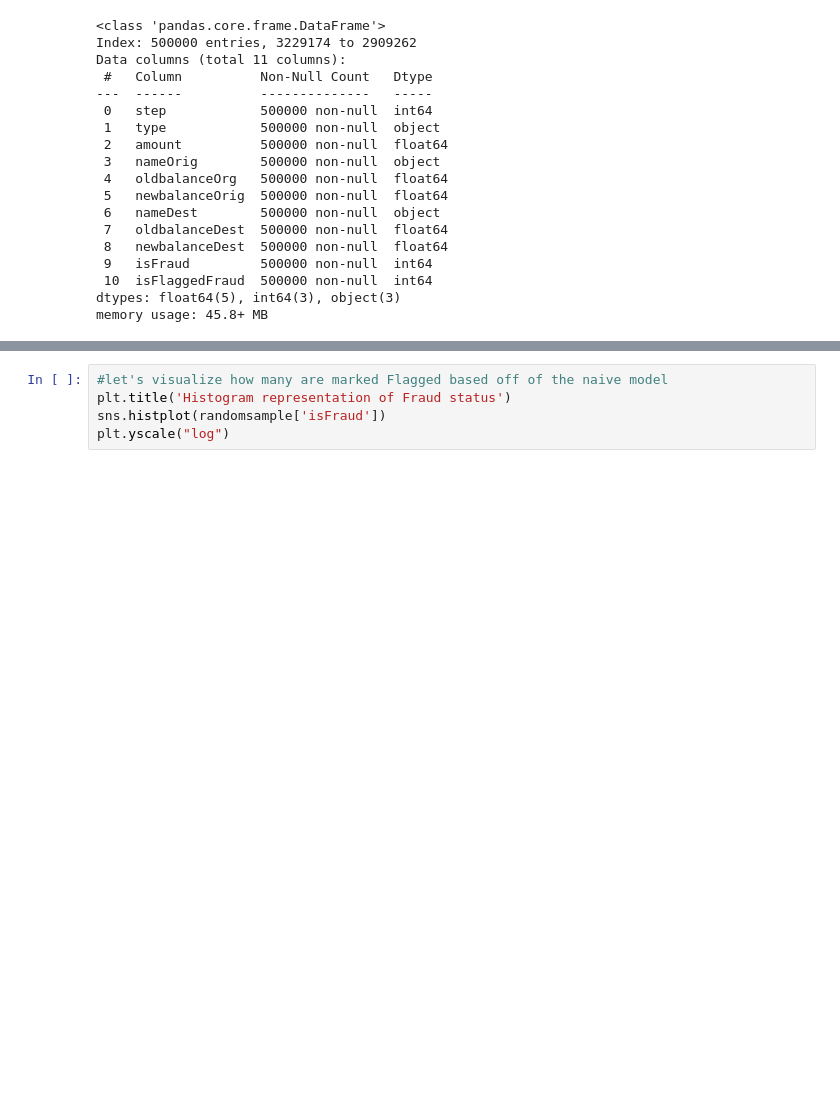
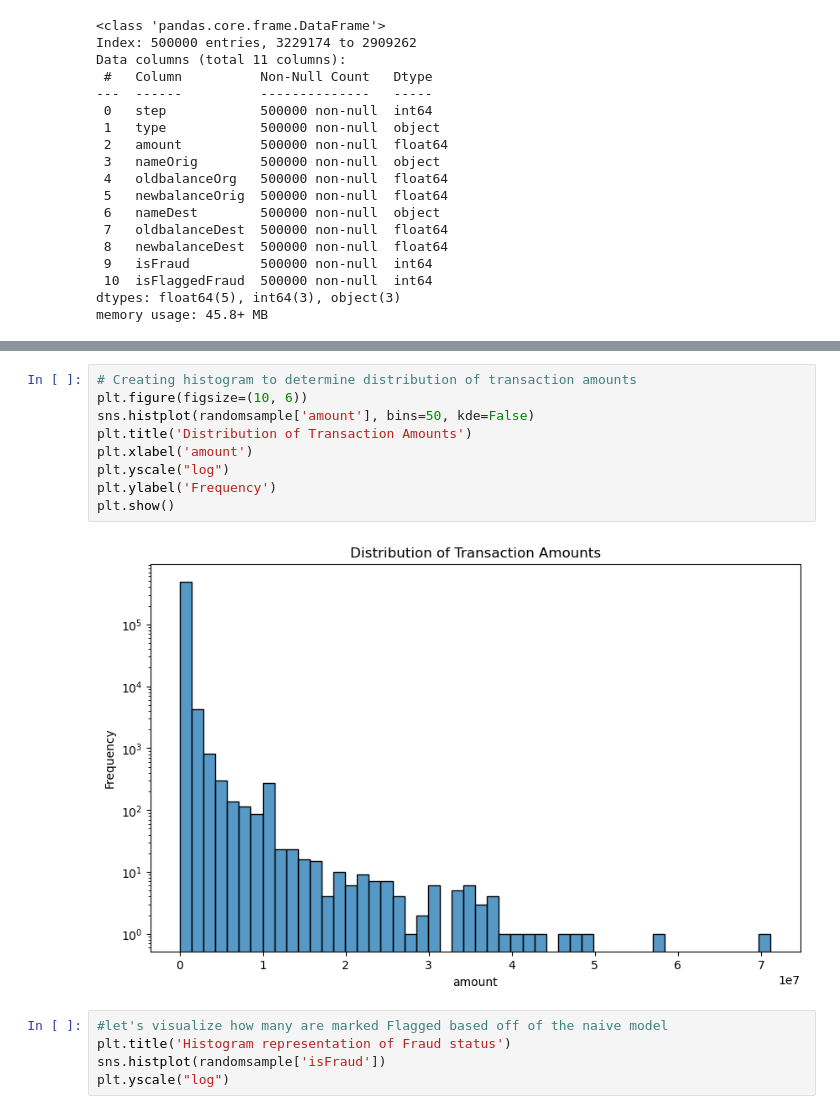
Before and after one commit to zenasawaged/TLAB2, a Jupyter notebook: InitialEDA.ipynb, the cells around one changed output, grey strips where cells are left out. Drawn from its saved outputs; the diff is of its cells as text; blank space fills up the shorter version.

```diff
--- a/InitialEDA.ipynb
+++ b/InitialEDA.ipynb
@@ -98,6 +98,17 @@ randomsample.head()
 | 1667133 | 158 | CASH_OUT | 82262.35 | C2139878344 | 0.0 | 0.0 | C1447446716 | 286113.59 | ... |
 | 4407541 | 322 | CASH_OUT | 164168.76 | C1542165095 | 0.0 | 0.0 | C915563874 | 3173264.10 | ... |
 | 1900522 | 165 | PAYMENT | 15122.95 | C193798706 | 11545.0 | 0.0 | M227423126 | 0.00 | ... |
+# %%
+# Creating histogram to determine distribution of transaction amounts
+plt.figure(figsize=(10, 6))
+sns.histplot(randomsample['amount'], bins=50, kde=False)
+plt.title('Distribution of Transaction Amounts')
+plt.xlabel('amount')
+plt.yscale("log")
+plt.ylabel('Frequency')
+plt.show()
+# %% [output]
+[figure, added]
 # %%
 #let's visualize how many are marked Flagged based off of the naive model
 plt.title('Histogram representation of Fraud status')
```
Also changed, not shown: parts of 13 cells of this notebook, 6 other files.
